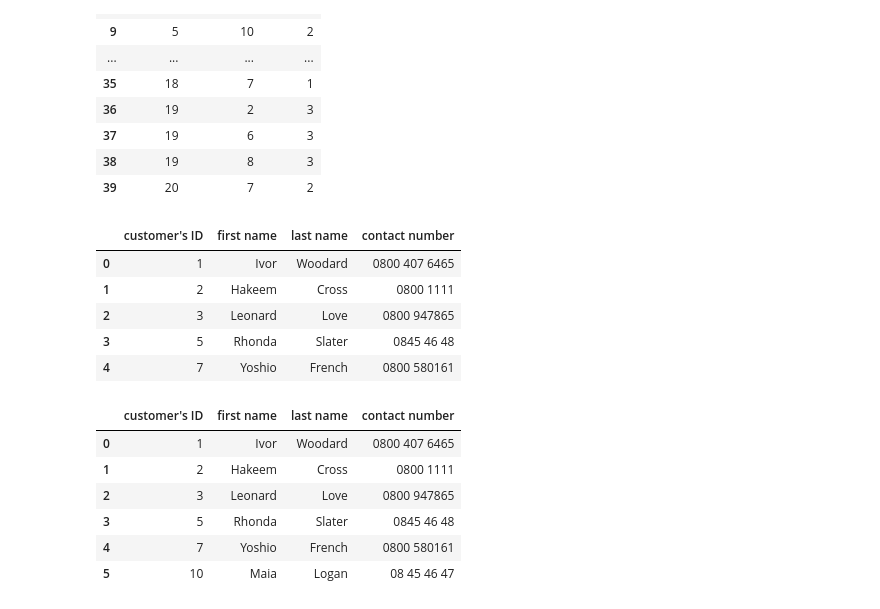
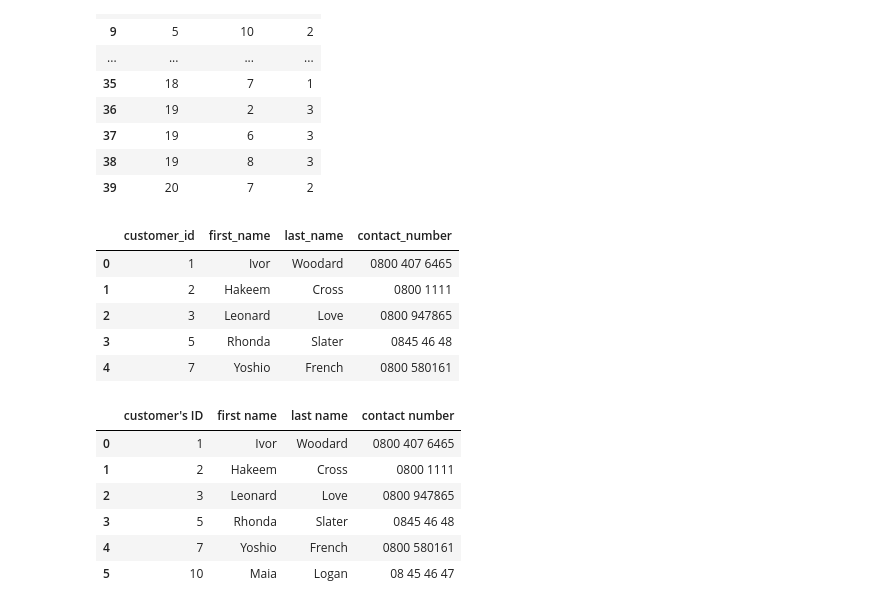
Before and after one commit to pablisch/data-analytics-fundamentals, a Jupyter notebook: data_assessment_4.ipynb, the cells around one changed output. Cells and saved outputs as stored; diff of their text form; code cells hidden in the pictures.

```diff
--- a/data_assessment_4.ipynb
+++ b/data_assessment_4.ipynb
@@ -79,20 +79,20 @@ run_sql_query("SELECT * FROM OrderContent", cursor)
 # %%
 # TASK 1
 # Context - During a recent customer support review, it was discovered that some customer records had incorrect contact numbers, mistakenly starting with “0800” or “0845”, which are often reserved for national helplines or business contact numbers. To avoid miscommunication, you have been tasked with finding all customer records with contact numbers that start with these prefixes.
 # Task - Write a query to list the customer’s ID, first name, last name, and contact number for all customers whose contact numbers start with 0800 or 0845.
 query = """
         SELECT
-            id AS "customer's ID",
-            first_name AS "first name",
-            last_name AS "last name",
-            contact_number AS "contact number"
+            id AS "customer_id",
+            first_name,
+            last_name,
+            contact_number
         FROM Customer
         WHERE contact_number LIKE '0800%'
            OR contact_number LIKE '0845%';
         """
 run_sql_query(query, cursor)
 # %% [output]
-|  | customer's ID | first name | last name | contact number |
+|  | customer_id | first_name | last_name | contact_number |
 | 0 | 1 | Ivor | Woodard | 0800 407 6465 |
 | 1 | 2 | Hakeem | Cross | 0800 1111 |
 | 2 | 3 | Leonard | Love | 0800 947865 |
```
Also changed, not shown: parts of 6 cells of this notebook.
